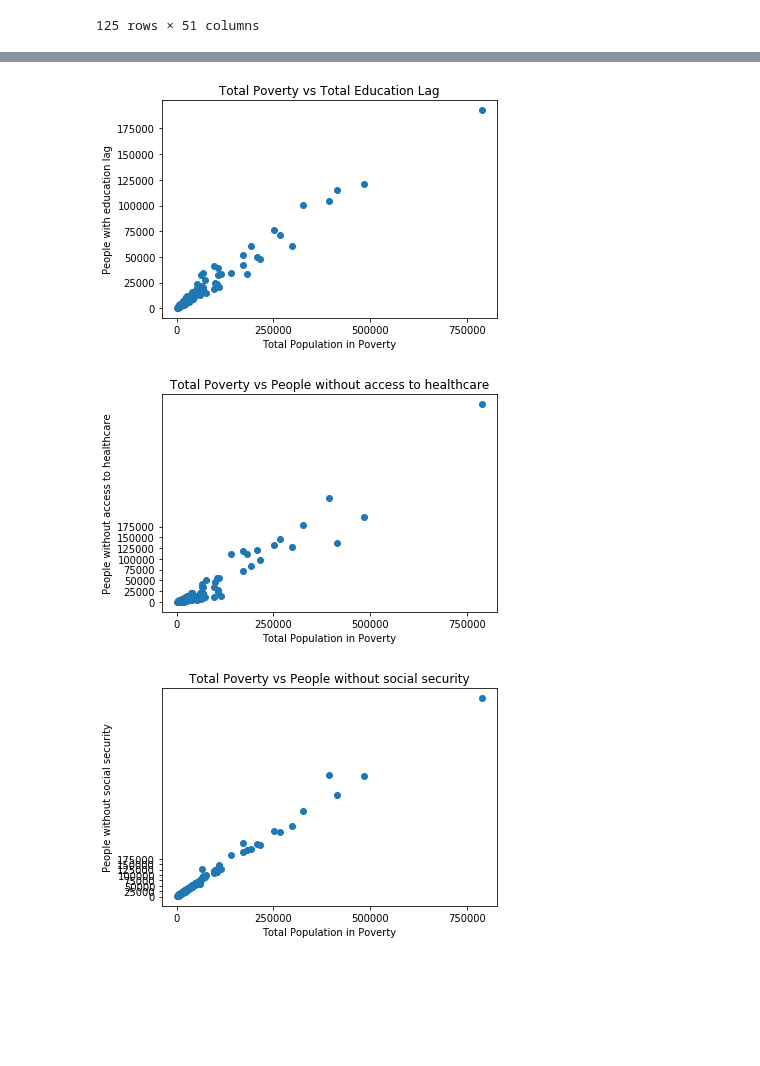
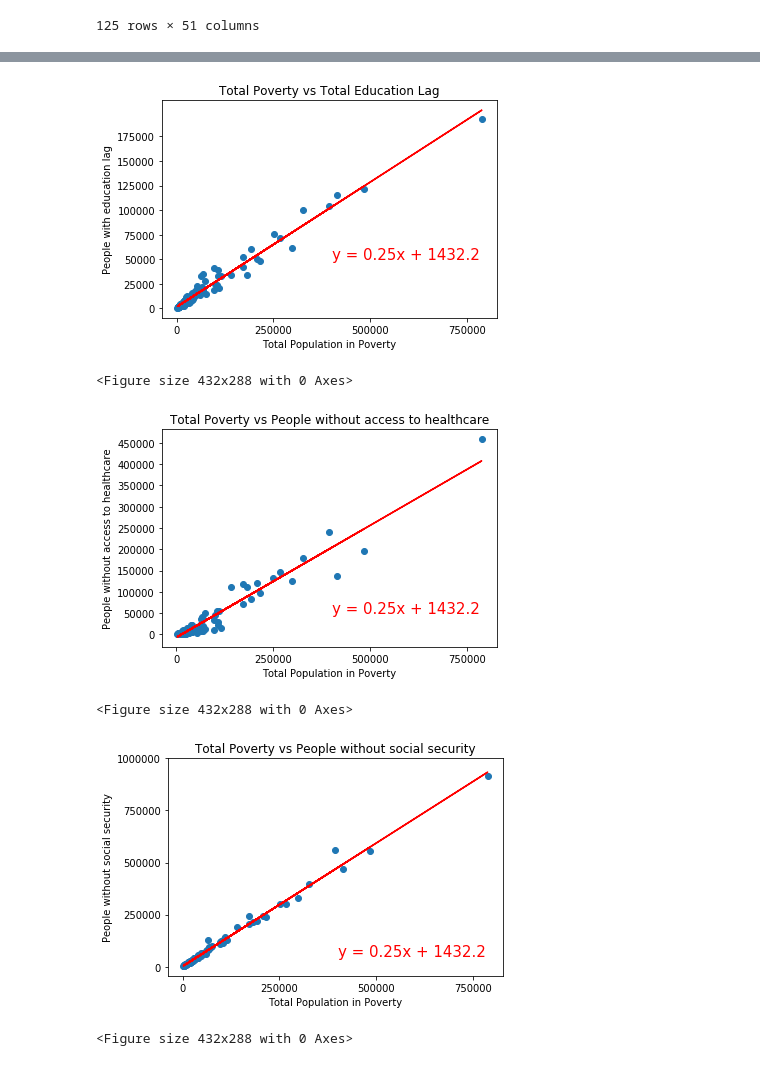
Before and after one commit to JCastilloD/Project-1-Bootcamp, a Jupyter notebook: Data_Retrieval/Municipio Data Extraction.ipynb, the cells around one changed output, grey strips where cells are left out. Drawn from its saved outputs; the diff is of its cells as text; code cells hidden in the pictures; blank space fills up the shorter version.

```diff
--- a/Data_Retrieval/Municipio Data Extraction.ipynb
+++ b/Data_Retrieval/Municipio Data Extraction.ipynb
@@ -106,7 +122,7 @@ mergepoverty['Total Population in Poverty'] = mergepoverty['Total Population in
 mergepoverty['People with education lag'] = mergepoverty['People with education lag'].astype(float)
 mergepoverty['People without access to healthcare'] = mergepoverty['People without access to healthcare'].astype(float)
 mergepoverty['People without social security'] = mergepoverty['People without social security'].astype(float)
-
-mergepoverty.head()
+mergepoverty['Municipality ID'] = mergepoverty['Municipality ID'].astype(str).str.slice(2).astype(int)
+mergepoverty
 # %% [output]
 |  | State ID | State | Municipality ID | Municipality | Population | % Poverty | Total Population in Poverty | ... |
@@ -134,0 +155,3 @@ dtype: object
+# %%
+mergepoverty_byid = mergepoverty.set_index('Municipality ID')
+mergepoverty_byid
@@ -135,30 +219,61 @@ dtype: object
 # %%
-plt.scatter(mergepoverty['Total Population in Poverty'],mergepoverty['People with education lag'])
+#Now we are going to do plots and linear regressions testing the indicators of poverty,
+#the last three columns, with the total population poverty per municipality.
+population = mergepoverty.iloc[:,6]
+education_lag = mergepoverty.iloc[:,7]
+(mr_slope, mr_intercept, mr_rvalue, mr_pvalue, mr_stderr) = linregress(population, education_lag)
+mr_regress_values = population * mr_slope + mr_intercept
+line_eq = "y = " + str(round(mr_slope,2)) + "x + " + str(round(mr_intercept,2))
+education_plot = plt.scatter(mergepoverty['Total Population in Poverty'],mergepoverty['People with education lag'])
+plt.plot (population, mr_regress_values, "r-")
+plt.annotate(line_eq,(400000,50000),fontsize=15,color="red")
 plt.xlabel("Total Population in Poverty")
 plt.ylabel("People with education lag")
 plt.title ("Total Poverty vs Total Education Lag")
 plt.xticks(np.arange(0, 800000, step = 250000))
 plt.yticks(np.arange(0, 200000, step = 25000))
-plt.show()
+
+
+plt.show(education_plot)
+plt.savefig('education_plot.png')
 # %% [output]
-[figure, old version]
+[figure, new version]
+<Figure size 432x288 with 0 Axes>
 # %%
-plt.scatter(mergepoverty['Total Population in Poverty'],mergepoverty['People without access to healthcare'])
+healthcare = mergepoverty.iloc[:,8]
+(hl_slope, hl_intercept, hl_rvalue, hl_pvalue, hl_stderr) = linregress(population, healthcare)
+hl_regress_values = population * hl_slope + hl_intercept
+line_eq_hl = "y = " + str(round(hl_slope,2)) + "x + " + str(round(hl_intercept,2))
+healthcare_plot = plt.scatter(mergepoverty['Total Population in Poverty'],mergepoverty['People without access to healthcare'])
+plt.plot (population, hl_regress_values, "r-")
+plt.annotate(line_eq,(400000,50000),fontsize=15,color="red")
 plt.xlabel("Total Population in Poverty")
 plt.ylabel("People without access to healthcare")
 plt.title ("Total Poverty vs People without access to healthcare")
 plt.xticks(np.arange(0, 800000, step = 250000))
-plt.yticks(np.arange(0, 180000, step = 25000))
-plt.show()
+plt.yticks(np.arange(0, 500000, step = 50000))
+plt.show(healthcare_plot)
+
+plt.savefig('healthcar_plot.png')
 # %% [output]
-[figure, old version]
+[figure, new version]
+<Figure size 432x288 with 0 Axes>
 # %%
-plt.scatter(mergepoverty['Total Population in Poverty'],mergepoverty['People without social security'])
+social_security = mergepoverty.iloc[:,9]
+(ss_slope, ss_intercept, ss_rvalue, ss_pvalue, ss_stderr) = linregress(population, social_security)
+ss_regress_values = population * ss_slope + ss_intercept
+line_eq_ss = "y = " + str(round(ss_slope,2)) + "x + " + str(round(ss_intercept,2))
+socialsecurity_plot = plt.scatter(mergepoverty['Total Population in Poverty'],mergepoverty['People without social security'])
+plt.plot (population, ss_regress_values, "r-")
+plt.annotate(line_eq,(400000,50000),fontsize=15,color="red")
 plt.xlabel("Total Population in Poverty")
 plt.ylabel("People without social security")
 plt.title ("Total Poverty vs People without social security")
 plt.xticks(np.arange(0, 800000, step = 250000))
-plt.yticks(np.arange(0, 180000, step = 25000))
-plt.show()
+plt.yticks(np.arange(0, 1250000, step = 250000))
+plt.show(socialsecurity_plot)
+
+plt.savefig('socialsecurity_plot.png')
 # %% [output]
-[figure, old version]
+[figure, new version]
+<Figure size 432x288 with 0 Axes>
```
Also changed, not shown: parts of 10 cells of this notebook, 7 other files.
